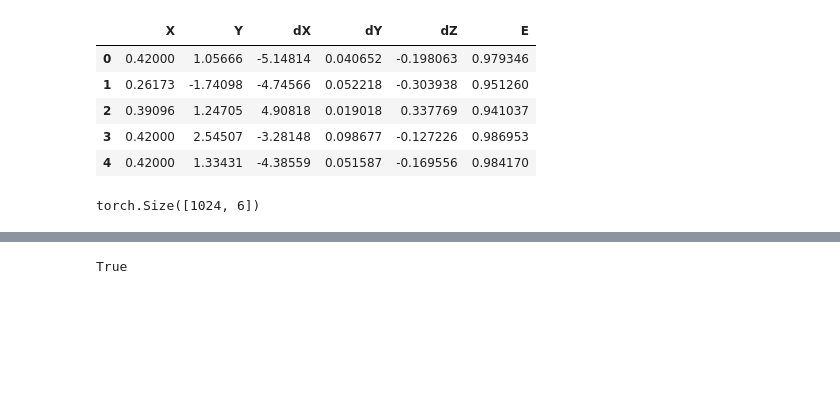
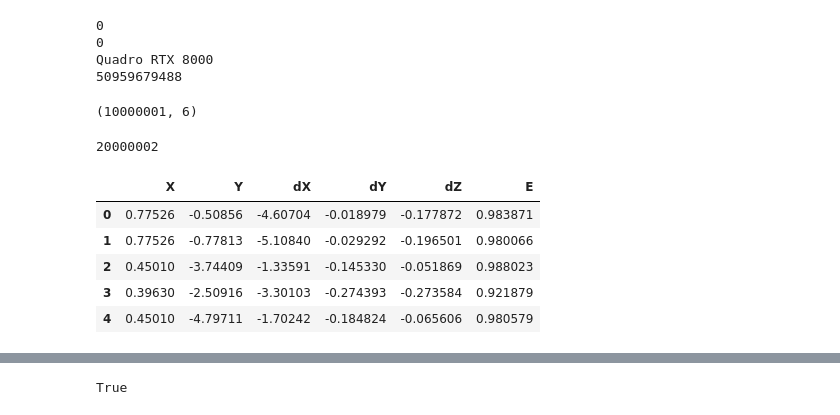
Before and after one commit to Galatros/VAE-GAN-PHSP, a Jupyter notebook: AE_VAE/Autoencoders_Photons/photons_vae_load_cpu.ipynb, the cells around one changed output, grey strips where cells are left out. Saved outputs shown, nothing was run; the diff lists cells and outputs as text; code cells hidden in the pictures; blank space fills up the shorter version.

```diff
--- a/AE_VAE/Autoencoders_Photons/photons_vae_load_cpu.ipynb
+++ b/AE_VAE/Autoencoders_Photons/photons_vae_load_cpu.ipynb
@@ -49,3 +57,13 @@ VAE_Linear
+# %%
+print(torch.cuda.memory_allocated(device=DEVICE))
+print(torch.cuda.memory_reserved(device=DEVICE))
+print(torch.cuda.get_device_name(0))
+print(torch.cuda.get_device_properties(0).total_memory)
+# %% [output]
+0
+0
+Quadro RTX 8000
+50959679488
 # %%
 model = getattr(__import__('models_architecture_helper', fromlist=[model_name]), model_name)
 # %%
@@ -67,16 +81,32 @@ log_dict_old=loaded_checkpoint["log_dict"]
 # %%
 #ODCZYTANIE DANYCH Z PLIKU 'photons.npy'
 photons = np.load(path)
-X = np.zeros(photons.shape,dtype=np.float32)
-np.copyto(X,photons)
+X = np.zeros((10000001, 6),dtype=np.float32)
+np.copyto(X,photons[:,:-1])
+print(X.shape)
+
+# photons = np.load(path)
+# X = np.zeros(photons.shape,dtype=np.float32)
+# np.copyto(X,photons)
+# %% [output]
+(10000001, 6)
+# %%
+X_reflection=copy.deepcopy(X)
+X_reflection[:,2]=-X_reflection[:,2]
+X_reflection[:,4]=-X_reflection[:,4]
+
+X_sum=np.concatenate((X,X_reflection),axis=0)
+print(len(X_sum))
+# %% [output]
+20000002
 # %%
-df_data = pd.DataFrame(X, columns = ['X', 'Y', 'dX', 'dY', 'dZ', 'E'])
+df_data = pd.DataFrame(X_sum, columns = ['X', 'Y', 'dX', 'dY', 'dZ', 'E'])
 df_data.head()#zawsze warto rzucić okiem na dane
 # %% [output]
 |  | X | Y | dX | dY | dZ | E |
-| 0 | 0.42000 | 1.05666 | -5.14814 | 0.040652 | -0.198063 | 0.979346 |
-| 1 | 0.26173 | -1.74098 | -4.74566 | 0.052218 | -0.303938 | 0.951260 |
-| 2 | 0.39096 | 1.24705 | 4.90818 | 0.019018 | 0.337769 | 0.941037 |
-| 3 | 0.42000 | 2.54507 | -3.28148 | 0.098677 | -0.127226 | 0.986953 |
-| 4 | 0.42000 | 1.33431 | -4.38559 | 0.051587 | -0.169556 | 0.984170 |
+| 0 | 0.77526 | -0.50856 | -4.60704 | -0.018979 | -0.177872 | 0.983871 |
+| 1 | 0.77526 | -0.77813 | -5.10840 | -0.029292 | -0.196501 | 0.980066 |
+| 2 | 0.45010 | -3.74409 | -1.33591 | -0.145330 | -0.051869 | 0.988023 |
+| 3 | 0.39630 | -2.50916 | -3.30103 | -0.274393 | -0.273584 | 0.921879 |
+| 4 | 0.45010 | -4.79711 | -1.70242 | -0.184824 | -0.065606 | 0.980579 |
 # %%
@@ -88,17 +118,3 @@ train_loader, valid_loader, test_loader, stdcs = get_dataloaders_and_standarscal
-# %%
-#TWORZENIE ITERATORA PRZYDATNEGO W PĘTLI UCZĄCEJ MODELU
-dataiter_train=iter(train_loader)
-data_train=dataiter_train.next()
-features_train = data_train
-
-print(features_train.shape)
-
-#TWORZENIE ITERATORA ZBIORU TESTOWEGO
-dataiter_test=iter(test_loader)
-data_test=dataiter_test.next()
-features_test = data_test
-# %% [output]
-torch.Size([1024, 6])
 # %%
 # model = VAE_Linear()
 # model.to(DEVICE)
```
Also changed, not shown: parts of 27 cells of this notebook.
